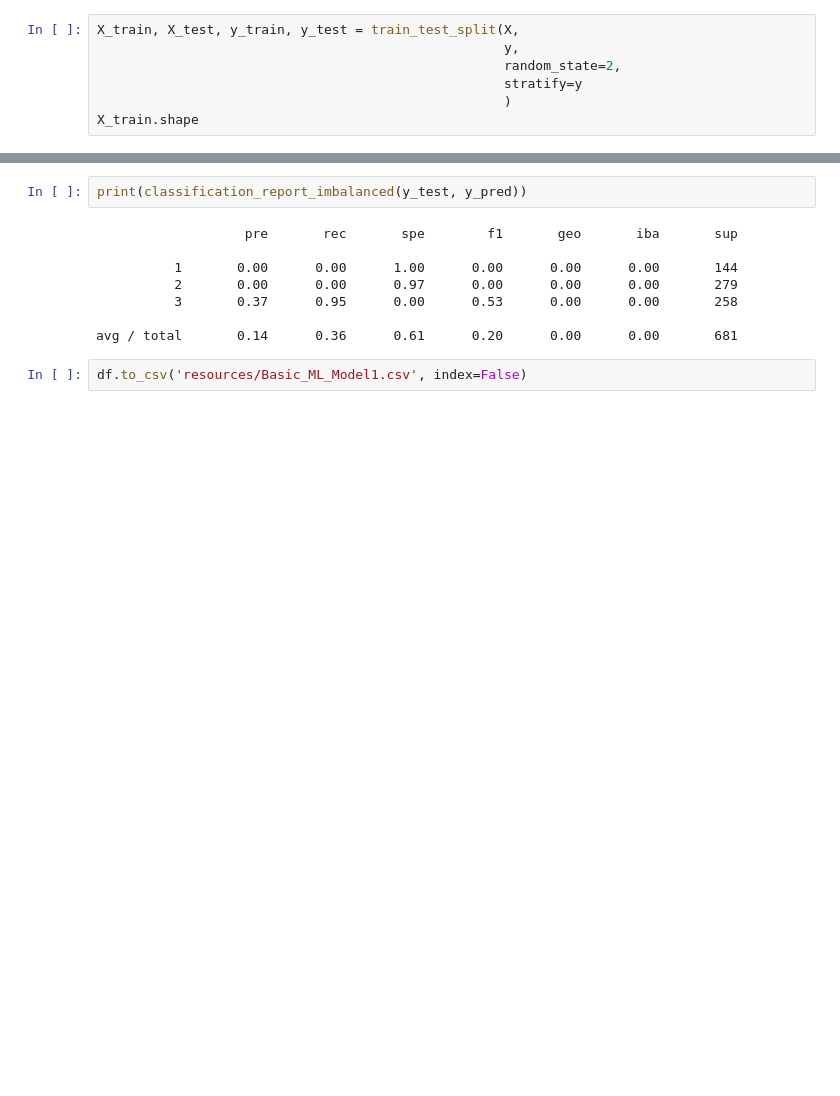
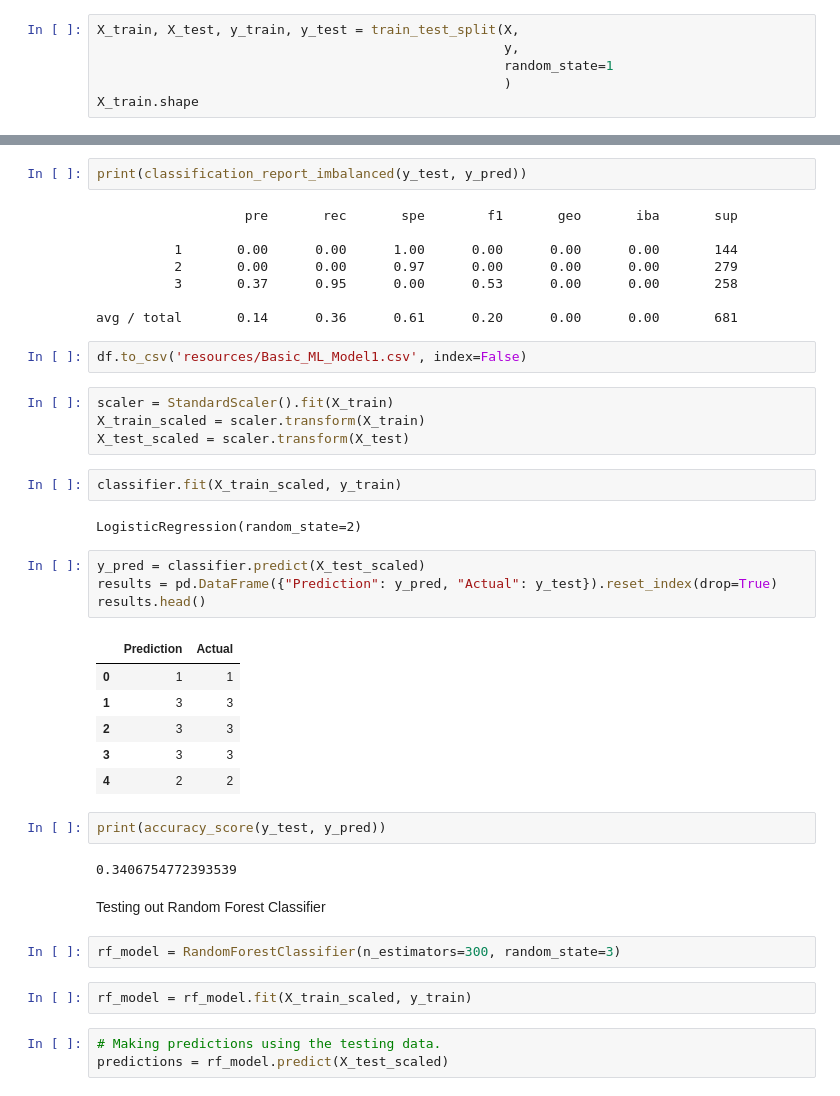
Before and after one commit to jeremysz0419/sunshine-city, a Jupyter notebook: Machine Learning/Simple ML Model.ipynb, the cells around one changed output, grey strips where cells are left out. Cells and saved outputs as stored; diff of their text form; blank space fills up the shorter version.

```diff
--- a/Machine Learning/Simple ML Model.ipynb
+++ b/Machine Learning/Simple ML Model.ipynb
@@ -119,8 +121,7 @@ y.count()
 # %%
 X_train, X_test, y_train, y_test = train_test_split(X,
                                                     y,
-                                                    random_state=2,
-                                                    stratify=y
+                                                    random_state=1
                                                     )
 X_train.shape
 # %% [output]
@@ -170,3 +171,35 @@ print(classification_report_imbalanced(y_test, y_pred))
 avg / total       0.14      0.36      0.61      0.20      0.00      0.00       681
 # %%
 df.to_csv('resources/Basic_ML_Model1.csv', index=False)
+# %%
+scaler = StandardScaler().fit(X_train)
+X_train_scaled = scaler.transform(X_train)
+X_test_scaled = scaler.transform(X_test)
+# %%
+classifier.fit(X_train_scaled, y_train)
+# %% [output]
+LogisticRegression(random_state=2)
+# %%
+y_pred = classifier.predict(X_test_scaled)
+results = pd.DataFrame({"Prediction": y_pred, "Actual": y_test}).reset_index(drop=True)
+results.head()
+# %% [output]
+|  | Prediction | Actual |
+| 0 | 1 | 1 |
+| 1 | 3 | 3 |
+| 2 | 3 | 3 |
+| 3 | 3 | 3 |
+| 4 | 2 | 2 |
+# %%
+print(accuracy_score(y_test, y_pred))
+# %% [output]
+0.3406754772393539
+# %% [markdown]
+Testing out Random Forest Classifier
+# %%
+rf_model = RandomForestClassifier(n_estimators=300, random_state=3)
+# %%
+rf_model = rf_model.fit(X_train_scaled, y_train)
+# %%
+# Making predictions using the testing data.
+predictions = rf_model.predict(X_test_scaled)
```
Also changed, not shown: parts of 25 cells of this notebook, 1 other file.
